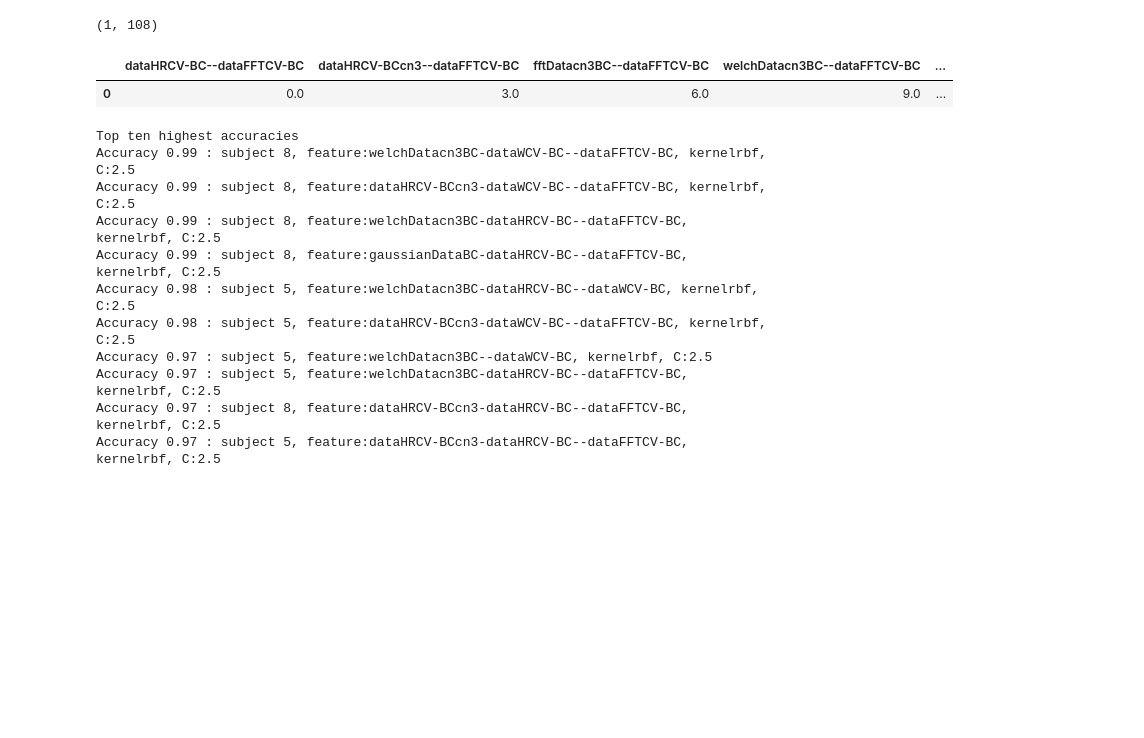
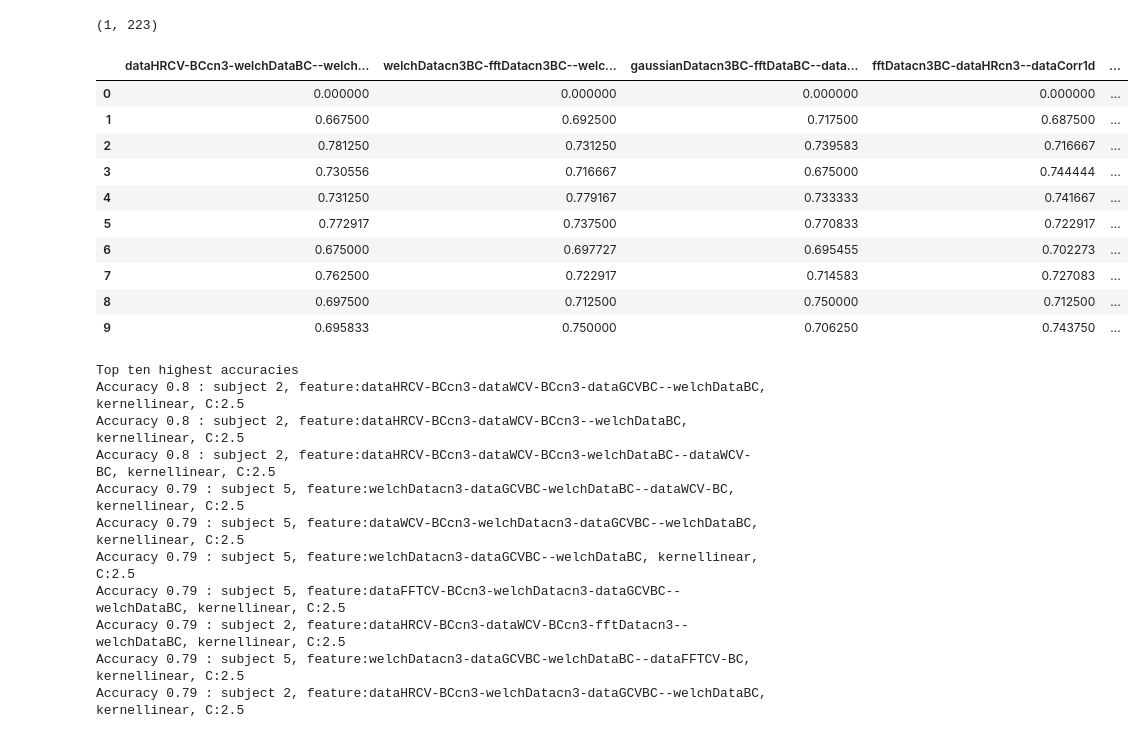
Before and after one commit to JuliaAlmaLuna/InnerSpeechEEGDecoding, a Jupyter notebook: makeTables.ipynb, the cells around one changed output. Saved outputs shown, nothing was run; the diff lists cells and outputs as text; code cells hidden in the pictures; blank space fills up the shorter version.

```diff
--- a/makeTables.ipynb
+++ b/makeTables.ipynb
@@ -1,19 +1,25 @@
 # %%
 import glob
 # This file should run basically insta fast. Bad coding for sure
+# There is a place where i sometimes comment out lin/rbf/sigmoid stuff
+# Dont do that, it really helps for some subjects.
+# Anything. Leave only linear. For fast testing of best features
+# But dont do that either.
+
 genSavePath = "F:/PythonProjects/NietoExcercise-1/SavedResults/"
-day = "07" # Which month and days result you want to visualize in table
+day = "08" # Which month and days result you want to visualize in table
 month = 11
-repetitionValue = 35
-repetitionName =  "udiplotAda3" #  "udrlBC30comma005ada"  #  "udrlBC4CVTest" #
-#
+
+repetitionValue = 52
+repetitionName =   "udrliplotnoAda4"   # "udrliplotnoAda3"  #  "udrlBC4CVTest" #
+#  "udrliplotnoAda3hyperparams"
 repetitionString = f"{repetitionValue}{repetitionName}"
 curSavePath = f"{genSavePath}{day}-{month}-{repetitionString}/"
 savedResults = glob.glob(curSavePath + "savedBestSeed*")
 
 skipSubjects = []
 onlySignificant = True
-minAcc = 0.2
+minAcc = 0.1
 print(len(savedResults))
 print(len(savedResults)/9)
 # %% [output]
@@ -73,10 +79,12 @@ for s, subject in enumerate(results):
                 if ares > 0.98:
                     ares = 0.99
                 akernel = aResults2[2]
-                if "lin" in akernel:
-                    continue
-                if "sig" in akernel:
-                    continue
+
+
+                # if "lin" in akernel:
+                #     continue
+                # if "sig" in akernel:
+                #     continue
                 aC = round(aResults2[3], 2)
 
                 if aName not in nameDict:
@@ -169,6 +177,8 @@ nrOfSubjects = np.zeros(nrOfCombination)
 
 topTen = []
 topThreeAllSubjects = []
+nameArray = np.array(list(nameDict))
+topPerFeature = np.zeros([10, len(nameDict)])
 lowestTopRes = [0, 0]
 for subNr, cResult in enumerate(combinationResult):
     topThreeThisSubject = []
@@ -182,6 +192,11 @@ for subNr, cResult in enumerate(combinationResult):
             comboTotal[0, res[0]] = comboTotal[0, res[0]] + res[1]
             nrOfSubjects[res[0]] += 1
             subjectResultArray[subNr, res[0]] = res[1]
+
+            comboName = list(nameDict.keys())[combinationList[res[0]][0]]
+            nameIndex = np.where(nameArray == comboName)[0][0]
+            if res[1] > topPerFeature[subNr, nameIndex]:
+                topPerFeature[subNr, nameIndex] = res[1]
 
             if len(topTen) < 10 or topTen[0][0] < res[1]:
 
@@ -252,18 +267,29 @@ display(table)
 # %%
 x = 0
 
 pd.set_option("display.max_columns", None)
 print()
 nameDictNrs = np.ones([1, len(nameDict)])
 nameDictNrs[0,:] = np.arange(len(nameDict)) * 3
 print(nameDictNrs.shape)
-table = pd.DataFrame(nameDictNrs , columns=nameDict.keys())
+#table = pd.DataFrame(nameDictNrs , columns=nameDict.keys())
+table = pd.DataFrame(topPerFeature, columns=nameDict.keys())
+#display(table)
 display(table)
 # for names in nameDict.keys():
 #     print(names, end="        ")
 #     x +=1
 #     #print(x)
 # %% [output]
-(1, 108)
+(1, 223)
-|  | dataHRCV-BC--dataFFTCV-BC | dataHRCV-BCcn3--dataFFTCV-BC | fftDatacn3BC--dataFFTCV-BC | welchDatacn3BC--dataFFTCV-BC | ... |
-| 0 | 0.0 | 3.0 | 6.0 | 9.0 | ... |
+|  | dataHRCV-BCcn3-welchDataBC--welch... | welchDatacn3BC-fftDatacn3BC--welc... | gaussianDatacn3BC-fftDataBC--data... | fftDatacn3BC-dataHRcn3--dataCorr1d | ... |
+| 0 | 0.000000 | 0.000000 | 0.000000 | 0.000000 | ... |
+| 1 | 0.667500 | 0.692500 | 0.717500 | 0.687500 | ... |
+| 2 | 0.781250 | 0.731250 | 0.739583 | 0.716667 | ... |
+| 3 | 0.730556 | 0.716667 | 0.675000 | 0.744444 | ... |
+| 4 | 0.731250 | 0.779167 | 0.733333 | 0.741667 | ... |
+| 5 | 0.772917 | 0.737500 | 0.770833 | 0.722917 | ... |
+| 6 | 0.675000 | 0.697727 | 0.695455 | 0.702273 | ... |
+| 7 | 0.762500 | 0.722917 | 0.714583 | 0.727083 | ... |
+| 8 | 0.697500 | 0.712500 | 0.750000 | 0.712500 | ... |
+| 9 | 0.695833 | 0.750000 | 0.706250 | 0.743750 | ... |
@@ -277,13 +310,13 @@ for top in topTen:
         )
 # %% [output]
 Top ten highest accuracies
-Accuracy 0.99 : subject 8, feature:welchDatacn3BC-dataWCV-BC--dataFFTCV-BC, kernelrbf, C:2.5
-Accuracy 0.99 : subject 8, feature:dataHRCV-BCcn3-dataWCV-BC--dataFFTCV-BC, kernelrbf, C:2.5
-Accuracy 0.99 : subject 8, feature:welchDatacn3BC-dataHRCV-BC--dataFFTCV-BC, kernelrbf, C:2.5
-Accuracy 0.99 : subject 8, feature:gaussianDataBC-dataHRCV-BC--dataFFTCV-BC, kernelrbf, C:2.5
-Accuracy 0.98 : subject 5, feature:welchDatacn3BC-dataHRCV-BC--dataWCV-BC, kernelrbf, C:2.5
-Accuracy 0.98 : subject 5, feature:dataHRCV-BCcn3-dataWCV-BC--dataFFTCV-BC, kernelrbf, C:2.5
-Accuracy 0.97 : subject 5, feature:welchDatacn3BC--dataWCV-BC, kernelrbf, C:2.5
-Accuracy 0.97 : subject 5, feature:welchDatacn3BC-dataHRCV-BC--dataFFTCV-BC, kernelrbf, C:2.5
-Accuracy 0.97 : subject 8, feature:dataHRCV-BCcn3-dataHRCV-BC--dataFFTCV-BC, kernelrbf, C:2.5
-Accuracy 0.97 : subject 5, feature:dataHRCV-BCcn3-dataHRCV-BC--dataFFTCV-BC, kernelrbf, C:2.5
+Accuracy 0.8 : subject 2, feature:dataHRCV-BCcn3-dataWCV-BCcn3-dataGCVBC--welchDataBC, kernellinear, C:2.5
+Accuracy 0.8 : subject 2, feature:dataHRCV-BCcn3-dataWCV-BCcn3--welchDataBC, kernellinear, C:2.5
+Accuracy 0.8 : subject 2, feature:dataHRCV-BCcn3-dataWCV-BCcn3-welchDataBC--dataWCV-BC, kernellinear, C:2.5
+Accuracy 0.79 : subject 5, feature:welchDatacn3-dataGCVBC-welchDataBC--dataWCV-BC, kernellinear, C:2.5
+Accuracy 0.79 : subject 5, feature:dataWCV-BCcn3-welchDatacn3-dataGCVBC--welchDataBC, kernellinear, C:2.5
+Accuracy 0.79 : subject 5, feature:welchDatacn3-dataGCVBC--welchDataBC, kernellinear, C:2.5
+Accuracy 0.79 : subject 5, feature:dataFFTCV-BCcn3-welchDatacn3-dataGCVBC--welchDataBC, kernellinear, C:2.5
+Accuracy 0.79 : subject 2, feature:dataHRCV-BCcn3-dataWCV-BCcn3-fftDatacn3--welchDataBC, kernellinear, C:2.5
+Accuracy 0.79 : subject 5, feature:welchDatacn3-dataGCVBC-welchDataBC--dataFFTCV-BC, kernellinear, C:2.5
+Accuracy 0.79 : subject 2, feature:dataHRCV-BCcn3-welchDatacn3-dataGCVBC--welchDataBC, kernellinear, C:2.5
```
Also changed, not shown: parts of 9 cells of this notebook, 6 other files.
